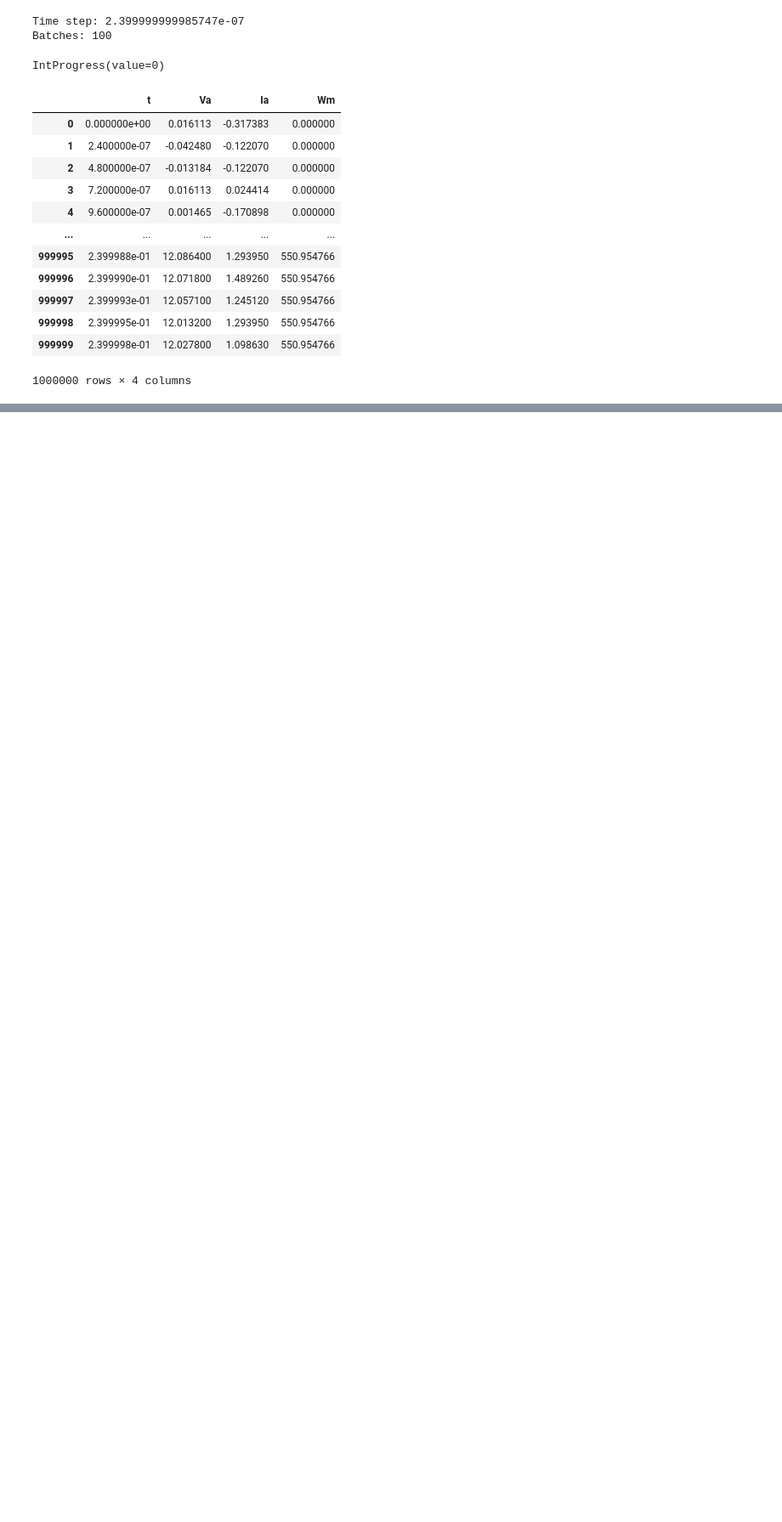
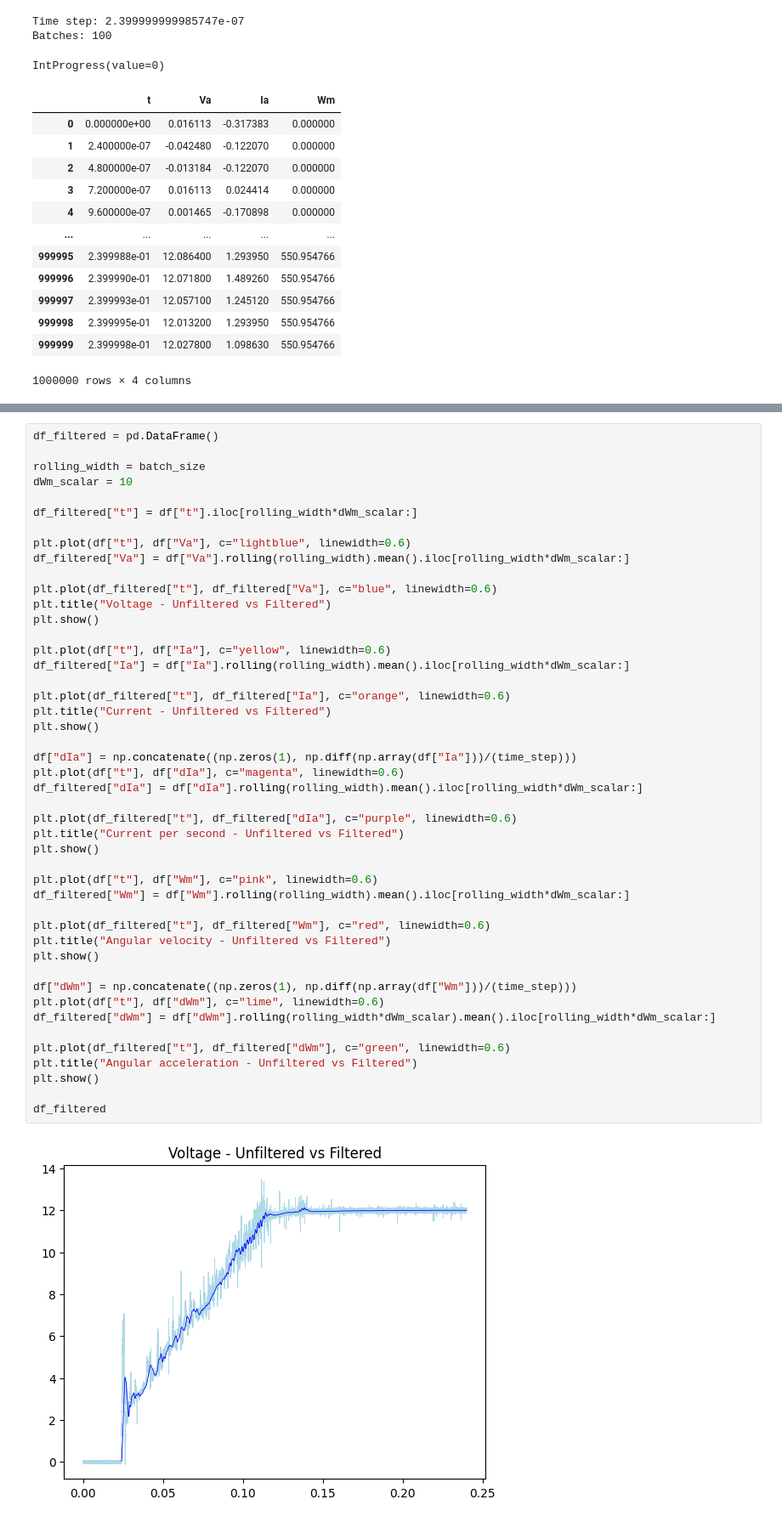
Before and after one commit to sackariaslunman/billy-agv, a Jupyter notebook: simulation/oscilloscope_regression.ipynb, the cells around one changed output, grey strips where cells are left out. Shown at 85% size. Saved outputs shown, nothing was run; the diff lists cells and outputs as text; blank space fills up the shorter version.

```diff
--- a/simulation/oscilloscope_regression.ipynb
+++ b/simulation/oscilloscope_regression.ipynb
@@ -96,0 +107,48 @@ plt.show()
+# %%
+df_filtered = pd.DataFrame()
+
+rolling_width = batch_size
+dWm_scalar = 10
+
+df_filtered["t"] = df["t"].iloc[rolling_width*dWm_scalar:]
+
+plt.plot(df["t"], df["Va"], c="lightblue", linewidth=0.6)
+df_filtered["Va"] = df["Va"].rolling(rolling_width).mean().iloc[rolling_width*dWm_scalar:]
+
+plt.plot(df_filtered["t"], df_filtered["Va"], c="blue", linewidth=0.6)
+plt.title("Voltage - Unfiltered vs Filtered")
+plt.show()
+
+plt.plot(df["t"], df["Ia"], c="yellow", linewidth=0.6)
+df_filtered["Ia"] = df["Ia"].rolling(rolling_width).mean().iloc[rolling_width*dWm_scalar:]
+
+plt.plot(df_filtered["t"], df_filtered["Ia"], c="orange", linewidth=0.6)
+plt.title("Current - Unfiltered vs Filtered")
+plt.show()
+
+df["dIa"] = np.concatenate((np.zeros(1), np.diff(np.array(df["Ia"]))/(time_step)))
+plt.plot(df["t"], df["dIa"], c="magenta", linewidth=0.6)
+df_filtered["dIa"] = df["dIa"].rolling(rolling_width).mean().iloc[rolling_width*dWm_scalar:]
+
+plt.plot(df_filtered["t"], df_filtered["dIa"], c="purple", linewidth=0.6)
+plt.title("Current per second - Unfiltered vs Filtered")
+plt.show()
+
+plt.plot(df["t"], df["Wm"], c="pink", linewidth=0.6)
+df_filtered["Wm"] = df["Wm"].rolling(rolling_width).mean().iloc[rolling_width*dWm_scalar:]
+
+plt.plot(df_filtered["t"], df_filtered["Wm"], c="red", linewidth=0.6)
+plt.title("Angular velocity - Unfiltered vs Filtered")
+plt.show()
+
+df["dWm"] = np.concatenate((np.zeros(1), np.diff(np.array(df["Wm"]))/(time_step)))
+plt.plot(df["t"], df["dWm"], c="lime", linewidth=0.6)
+df_filtered["dWm"] = df["dWm"].rolling(rolling_width*dWm_scalar).mean().iloc[rolling_width*dWm_scalar:]
+
+plt.plot(df_filtered["t"], df_filtered["dWm"], c="green", linewidth=0.6)
+plt.title("Angular acceleration - Unfiltered vs Filtered")
+plt.show()
+
+df_filtered
+# %% [output]
+[figure, added]
```
Also changed, not shown: parts of 8 cells of this notebook, 6 other files.
